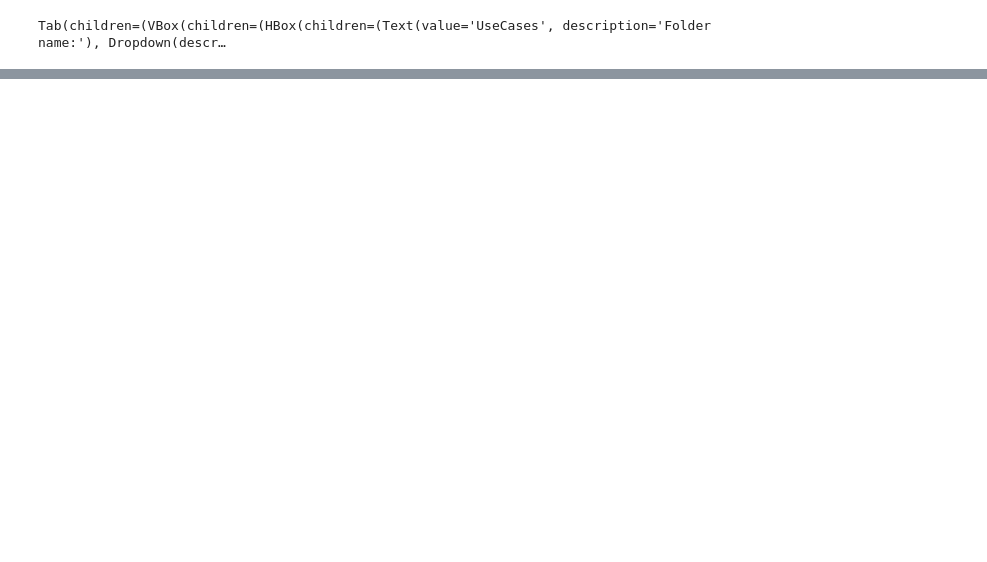
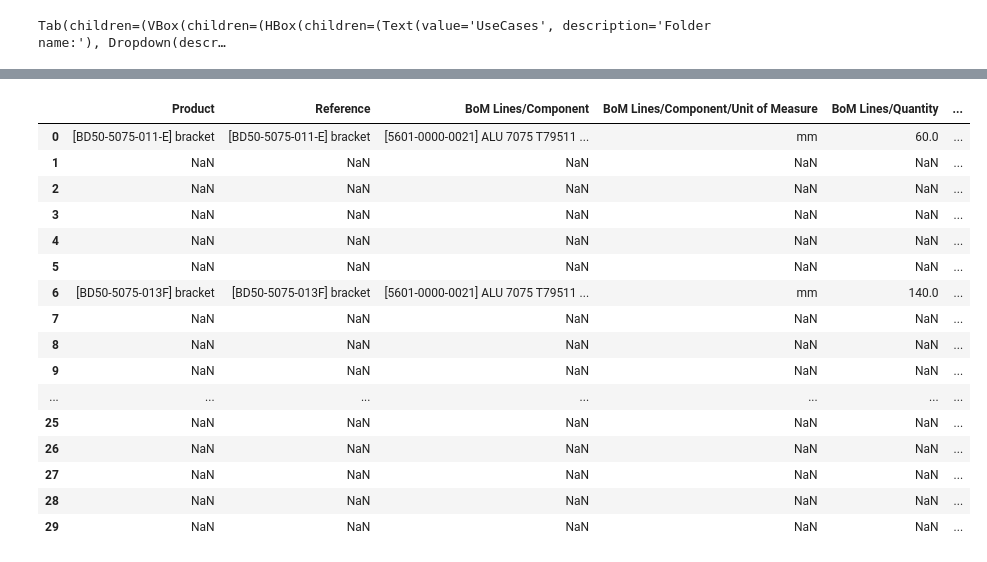
Before and after one commit to muratfirat78/ProductionPlanning, a Jupyter notebook: Prod_Sim.ipynb, the cells around one changed output, grey strips where cells are left out. Cells and saved outputs as stored; diff of their text form; code cells hidden in the pictures; blank space fills up the shorter version.

Commit message:
tbrm_read

```diff
--- a/Prod_Sim.ipynb
+++ b/Prod_Sim.ipynb
@@ -112,0 +279,23 @@ Tab(children=(VBox(children=(HBox(children=(Text(value='UseCases', description='
+# %%
+import pandas as pd
+bom_df = pd.read_csv("Bill of Material (mrp.bom).csv")
+
+bom_df.head(30)
+# %% [output]
+|  | Product | Reference | BoM Lines/Component | BoM Lines/Component/Unit of Measure | BoM Lines/Quantity | ... |
+| 0 | [BD50-5075-011-E] bracket | [BD50-5075-011-E] bracket | [5601-0000-0021] ALU 7075 T79511 ... | mm | 60.0 | ... |
+| 1 | NaN | NaN | NaN | NaN | NaN | ... |
+| 2 | NaN | NaN | NaN | NaN | NaN | ... |
+| 3 | NaN | NaN | NaN | NaN | NaN | ... |
+| 4 | NaN | NaN | NaN | NaN | NaN | ... |
+| 5 | NaN | NaN | NaN | NaN | NaN | ... |
+| 6 | [BD50-5075-013F] bracket | [BD50-5075-013F] bracket | [5601-0000-0021] ALU 7075 T79511 ... | mm | 140.0 | ... |
+| 7 | NaN | NaN | NaN | NaN | NaN | ... |
+| 8 | NaN | NaN | NaN | NaN | NaN | ... |
+| 9 | NaN | NaN | NaN | NaN | NaN | ... |
+| ... | ... | ... | ... | ... | ... | ... |
+| 25 | NaN | NaN | NaN | NaN | NaN | ... |
+| 26 | NaN | NaN | NaN | NaN | NaN | ... |
+| 27 | NaN | NaN | NaN | NaN | NaN | ... |
+| 28 | NaN | NaN | NaN | NaN | NaN | ... |
+| 29 | NaN | NaN | NaN | NaN | NaN | ... |
```
Also changed, not shown: parts of 4 cells of this notebook, 34 other files.
